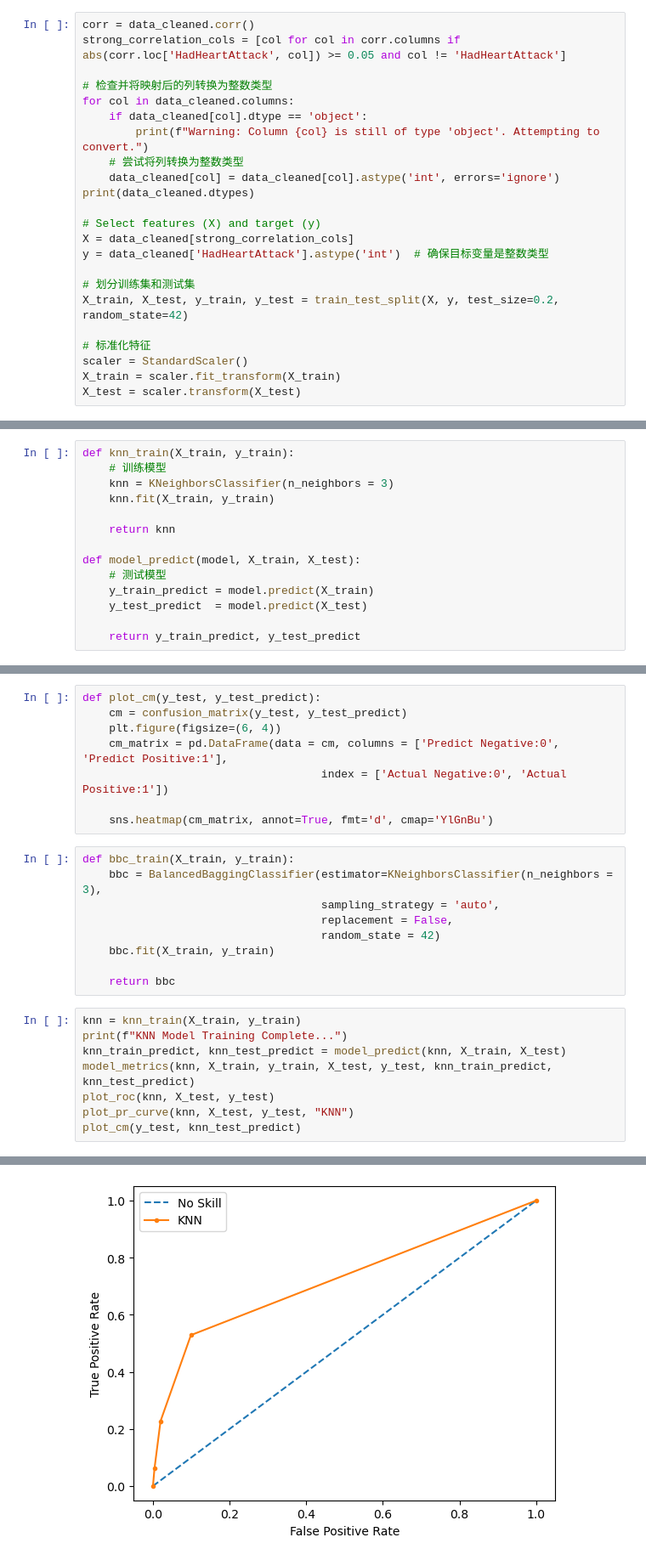
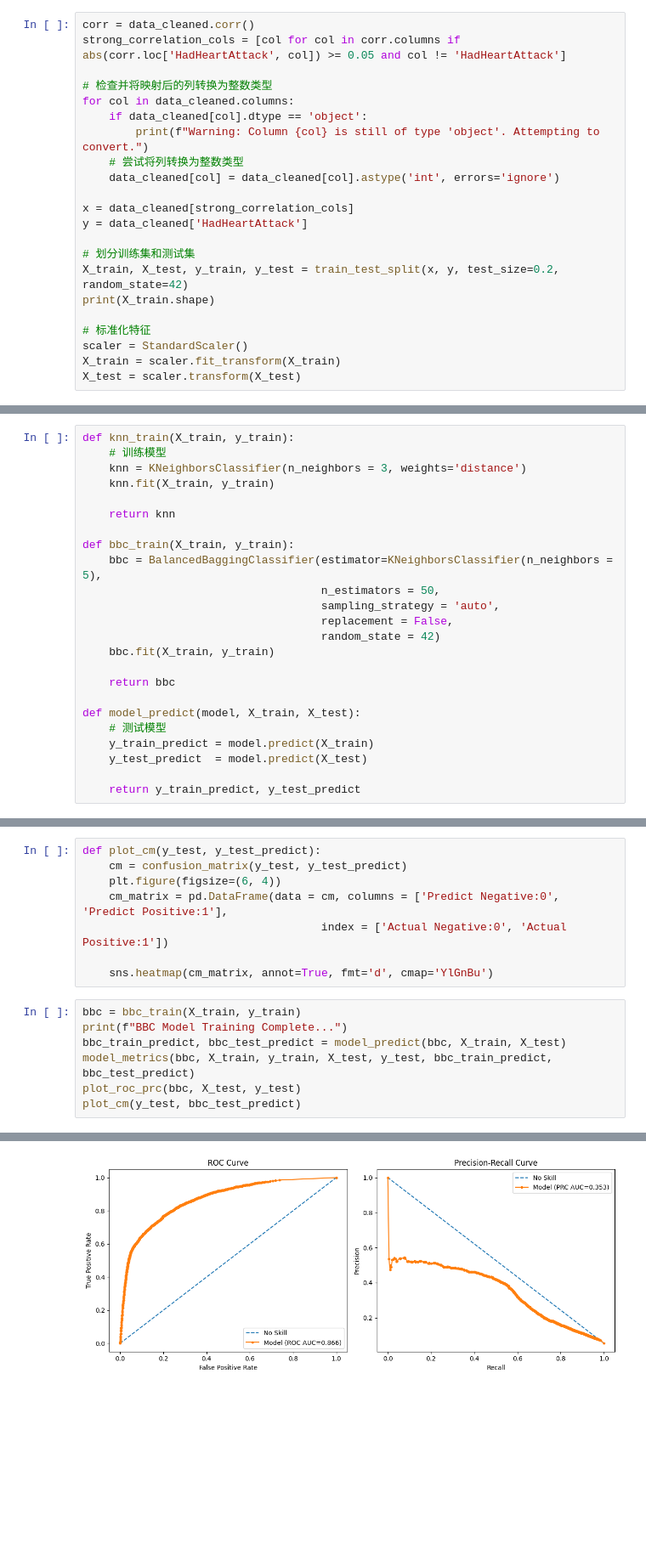
Before and after one commit to LiuRuohui/COMP7103_DataMining, a Jupyter notebook: knn.ipynb, the cells around one changed output, grey strips where cells are left out. Shown at 85% size. Saved outputs shown, nothing was run; the diff lists cells and outputs as text; blank space fills up the shorter version.

```diff
--- a/knn.ipynb
+++ b/knn.ipynb
@@ -23,14 +23,13 @@ for col in data_cleaned.columns:
         print(f"Warning: Column {col} is still of type 'object'. Attempting to convert.")
     # 尝试将列转换为整数类型
     data_cleaned[col] = data_cleaned[col].astype('int', errors='ignore')
-print(data_cleaned.dtypes)
 
-# Select features (X) and target (y)
-X = data_cleaned[strong_correlation_cols]
-y = data_cleaned['HadHeartAttack'].astype('int')  # 确保目标变量是整数类型
+x = data_cleaned[strong_correlation_cols]
+y = data_cleaned['HadHeartAttack']
 
 # 划分训练集和测试集
-X_train, X_test, y_train, y_test = train_test_split(X, y, test_size=0.2, random_state=42)
+X_train, X_test, y_train, y_test = train_test_split(x, y, test_size=0.2, random_state=42)
+print(X_train.shape)
 
 # 标准化特征
 scaler = StandardScaler()
@@ -57,10 +40,20 @@ dtype: object
 # %%
 def knn_train(X_train, y_train):
     # 训练模型
-    knn = KNeighborsClassifier(n_neighbors = 3)
+    knn = KNeighborsClassifier(n_neighbors = 3, weights='distance')
     knn.fit(X_train, y_train)
 
     return knn
+
+def bbc_train(X_train, y_train):
+    bbc = BalancedBaggingClassifier(estimator=KNeighborsClassifier(n_neighbors = 5),
+                                    n_estimators = 50,
+                                    sampling_strategy = 'auto',
+                                    replacement = False,
+                                    random_state = 42)
+    bbc.fit(X_train, y_train)
+
+    return bbc
 
 def model_predict(model, X_train, X_test):
     # 测试模型
@@ -127,21 +133,11 @@ def plot_cm(y_test, y_test_predict):
                                     index = ['Actual Negative:0', 'Actual Positive:1'])
 
     sns.heatmap(cm_matrix, annot=True, fmt='d', cmap='YlGnBu')
-# %%
-def bbc_train(X_train, y_train):
-    bbc = BalancedBaggingClassifier(estimator=KNeighborsClassifier(n_neighbors = 3),
-                                    sampling_strategy = 'auto',
-                                    replacement = False,
-                                    random_state = 42)
-    bbc.fit(X_train, y_train)
-
-    return bbc
 # %%
-knn = knn_train(X_train, y_train)
-print(f"KNN Model Training Complete...")
-knn_train_predict, knn_test_predict = model_predict(knn, X_train, X_test)
-model_metrics(knn, X_train, y_train, X_test, y_test, knn_train_predict, knn_test_predict)
-plot_roc(knn, X_test, y_test)
-plot_pr_curve(knn, X_test, y_test, "KNN")
-plot_cm(y_test, knn_test_predict)
+bbc = bbc_train(X_train, y_train)
+print(f"BBC Model Training Complete...")
+bbc_train_predict, bbc_test_predict = model_predict(bbc, X_train, X_test)
+model_metrics(bbc, X_train, y_train, X_test, y_test, bbc_train_predict, bbc_test_predict)
+plot_roc_prc(bbc, X_test, y_test)
+plot_cm(y_test, bbc_test_predict)
 # %% [output]
@@ -165 +161 @@ Logistic: ROC AUC=0.721
-[figure, old version]
+[figure, new version]
```
Also changed, not shown: parts of 9 cells of this notebook.
